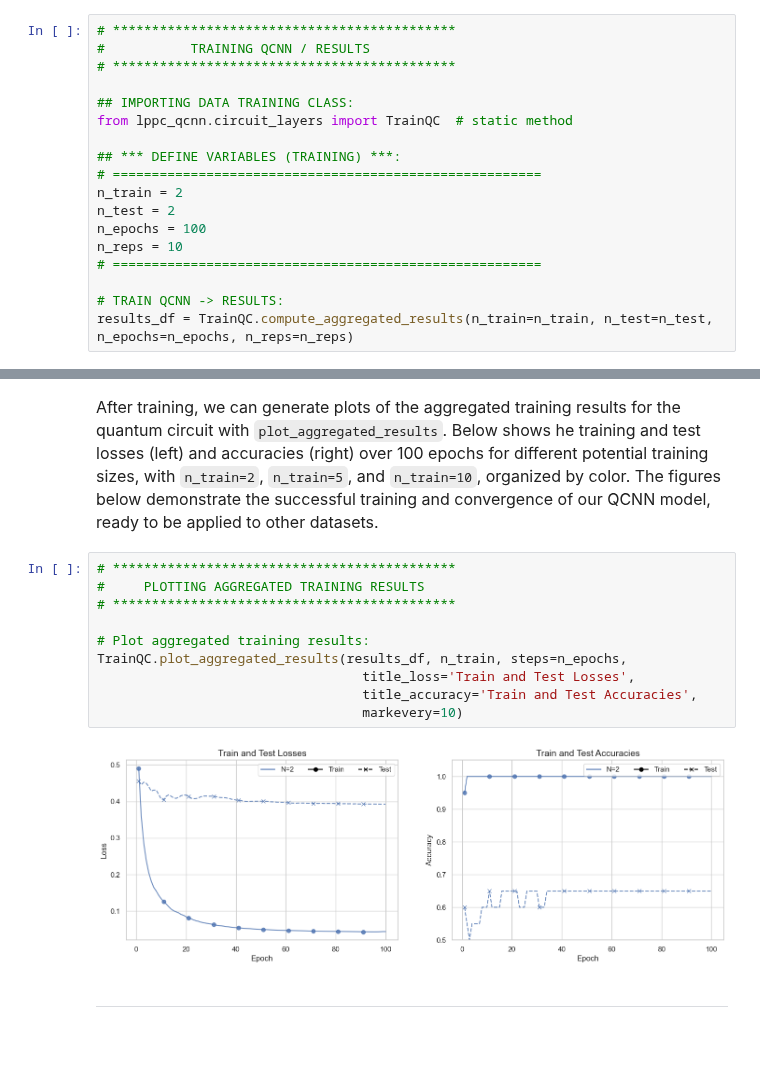
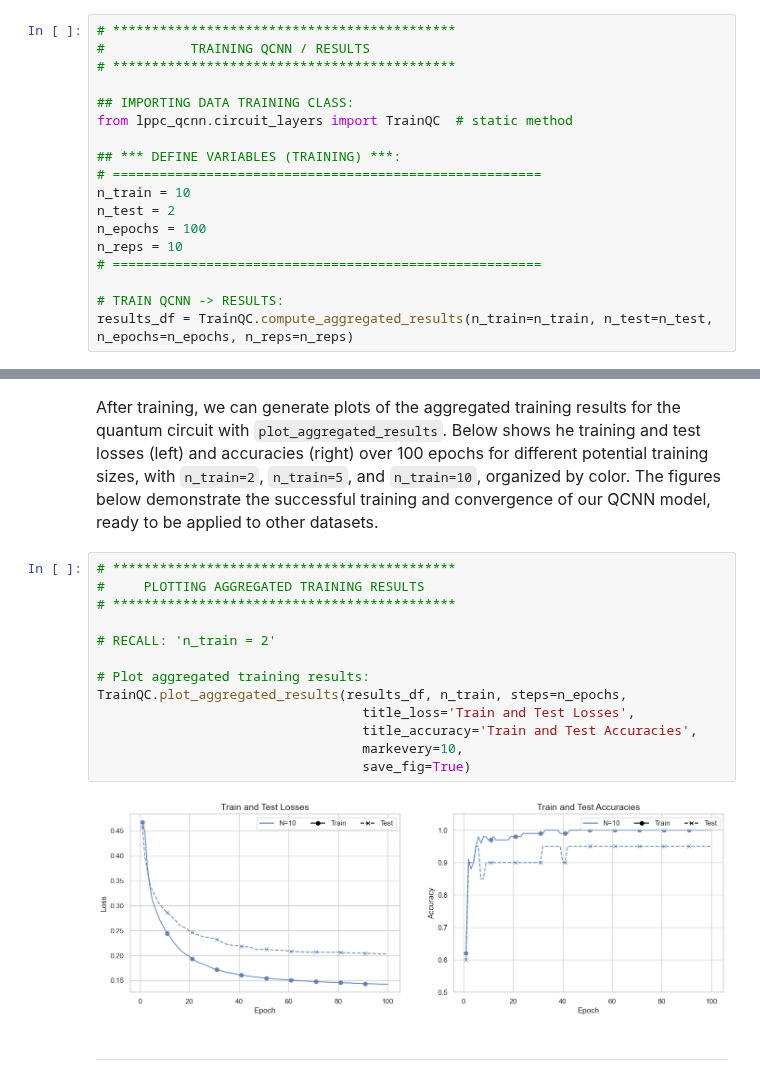
Before and after one commit to seanchisholm2/qcnn-lppc, a Jupyter notebook: QCNN_Instructional_NB.ipynb, the cells around one changed output, grey strips where cells are left out. Saved outputs shown, nothing was run; the diff lists cells and outputs as text; blank space fills up the shorter version.

Commit message:
Updated qcnn training figures 9-23

```diff
--- a/QCNN_Instructional_NB.ipynb
+++ b/QCNN_Instructional_NB.ipynb
@@ -315,7 +315,7 @@ from lppc_qcnn.circuit_layers import TrainQC  # static method
 
 ## *** DEFINE VARIABLES (TRAINING) ***:
 # =======================================================
-n_train = 2
+n_train = 10
 n_test = 2
 n_epochs = 100
 n_reps = 10
@@ -365,15 +365,18 @@ print(filtered_df)
 # %%
 # ********************************************
 #     PLOTTING AGGREGATED TRAINING RESULTS
 # ********************************************
 
+# RECALL: 'n_train = 2'
+
 # Plot aggregated training results:
 TrainQC.plot_aggregated_results(results_df, n_train, steps=n_epochs,
                                   title_loss='Train and Test Losses',
                                   title_accuracy='Train and Test Accuracies',
-                                  markevery=10)
+                                  markevery=10,
+                                  save_fig=True)
 # %% [output]
-[figure, old version]
+[figure, new version]
 # %% [markdown]
 ***
 # %% [markdown]
```
Also changed, not shown: parts of 1 cell of this notebook, 4 other files.
